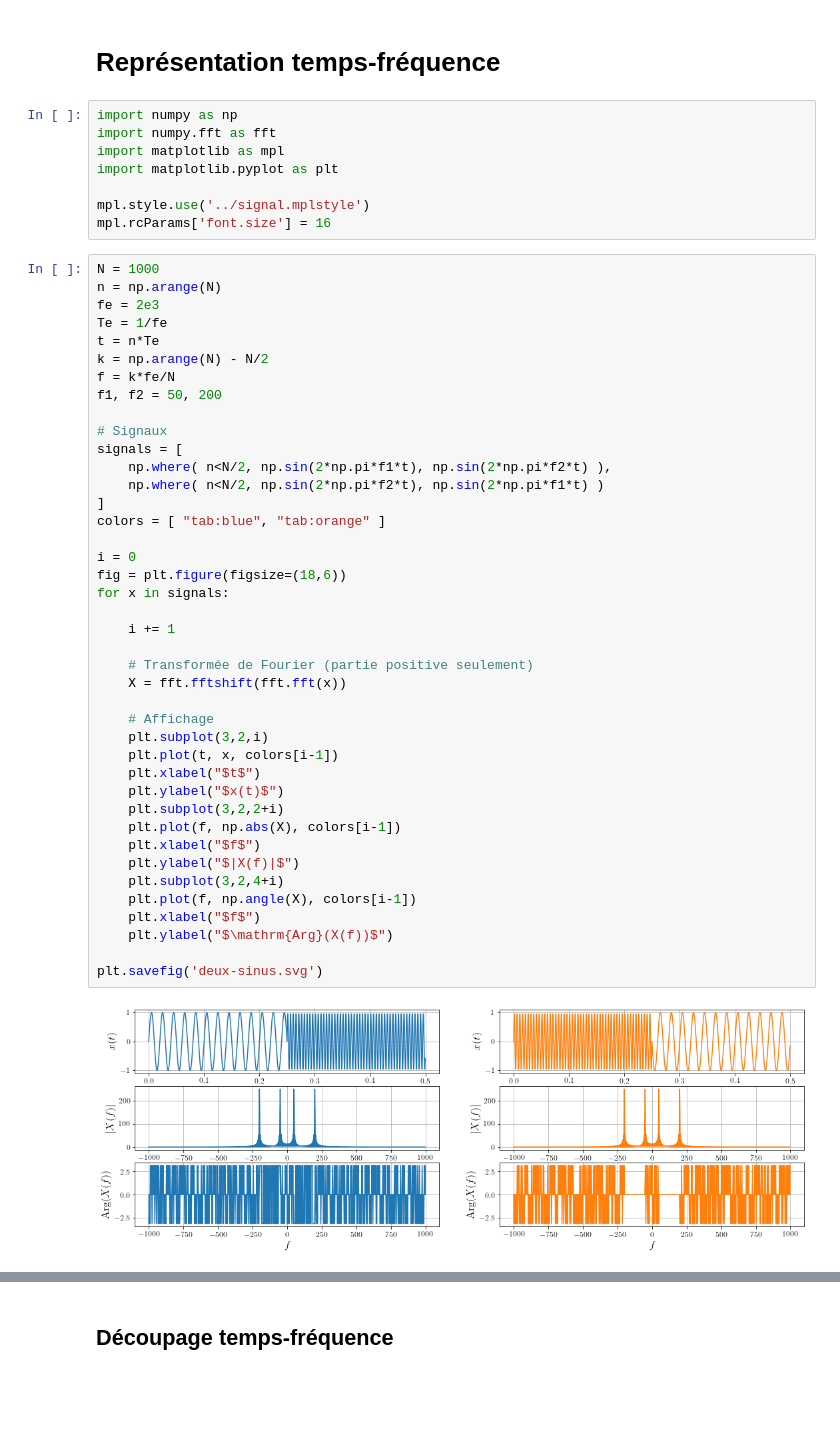
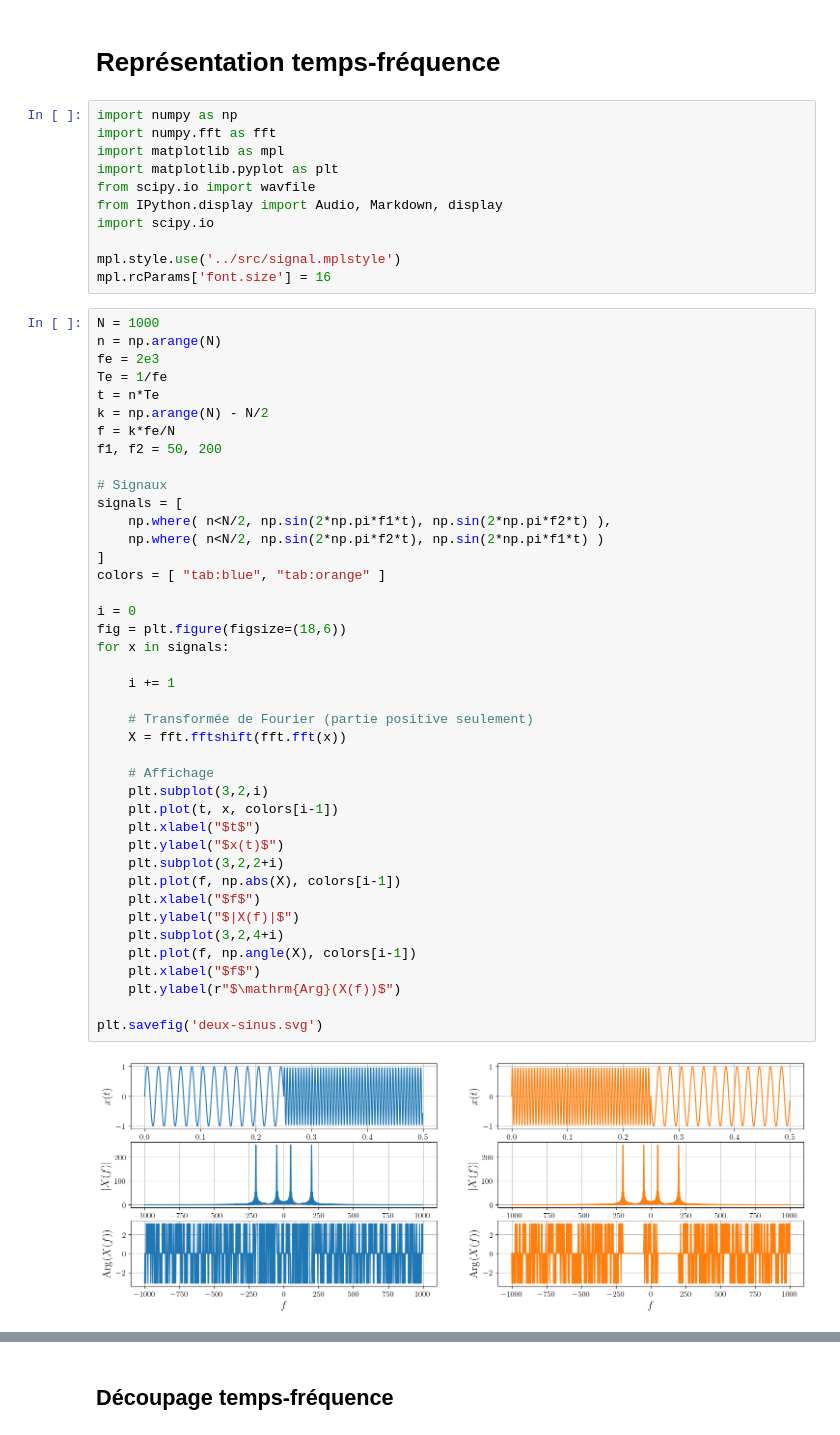
Before and after one commit to vincmazet/signal1, a Jupyter notebook: fourier/figs-temps-freq.ipynb, the cells around one changed output, grey strips where cells are left out. Cells and saved outputs as stored; diff of their text form; blank space fills up the shorter version.

```diff
--- a/fourier/figs-temps-freq.ipynb
+++ b/fourier/figs-temps-freq.ipynb
@@ -5,8 +5,11 @@ import numpy as np
 import numpy.fft as fft
 import matplotlib as mpl
 import matplotlib.pyplot as plt
+from scipy.io import wavfile
+from IPython.display import Audio, Markdown, display
+import scipy.io
 
-mpl.style.use('../signal.mplstyle')
+mpl.style.use('../src/signal.mplstyle')
 mpl.rcParams['font.size'] = 16
 # %%
 N = 1000
@@ -22,33 +25,33 @@ f1, f2 = 50, 200
 signals = [
     np.where( n<N/2, np.sin(2*np.pi*f1*t), np.sin(2*np.pi*f2*t) ),
     np.where( n<N/2, np.sin(2*np.pi*f2*t), np.sin(2*np.pi*f1*t) )
 ]
 colors = [ "tab:blue", "tab:orange" ]
 
 i = 0
 fig = plt.figure(figsize=(18,6))
 for x in signals:
 
     i += 1
 
     # Transformée de Fourier (partie positive seulement)
     X = fft.fftshift(fft.fft(x))
 
     # Affichage
     plt.subplot(3,2,i)
     plt.plot(t, x, colors[i-1])
     plt.xlabel("$t$")
     plt.ylabel("$x(t)$")
     plt.subplot(3,2,2+i)
     plt.plot(f, np.abs(X), colors[i-1])
     plt.xlabel("$f$")
     plt.ylabel("$|X(f)|$")
     plt.subplot(3,2,4+i)
     plt.plot(f, np.angle(X), colors[i-1])
     plt.xlabel("$f$")
-    plt.ylabel("$\mathrm{Arg}(X(f))$")
+    plt.ylabel(r"$\mathrm{Arg}(X(f))$")
 
 plt.savefig('deux-sinus.svg')
 # %% [output]
-[figure, old version]
+[figure, new version]
 # %%
```
Also changed, not shown: parts of 2 cells of this notebook, 19 other files.
